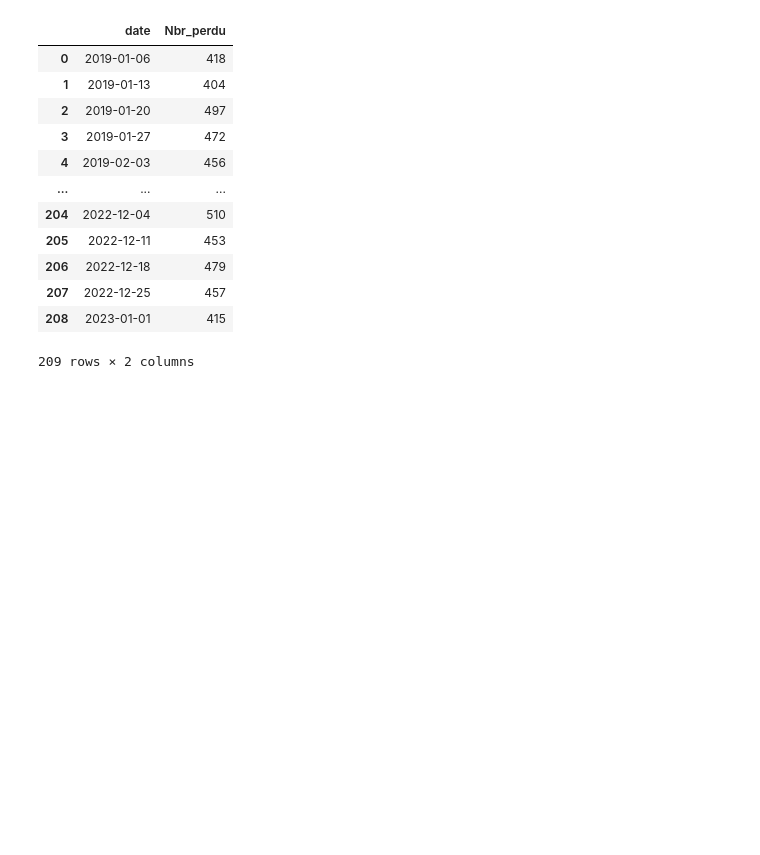
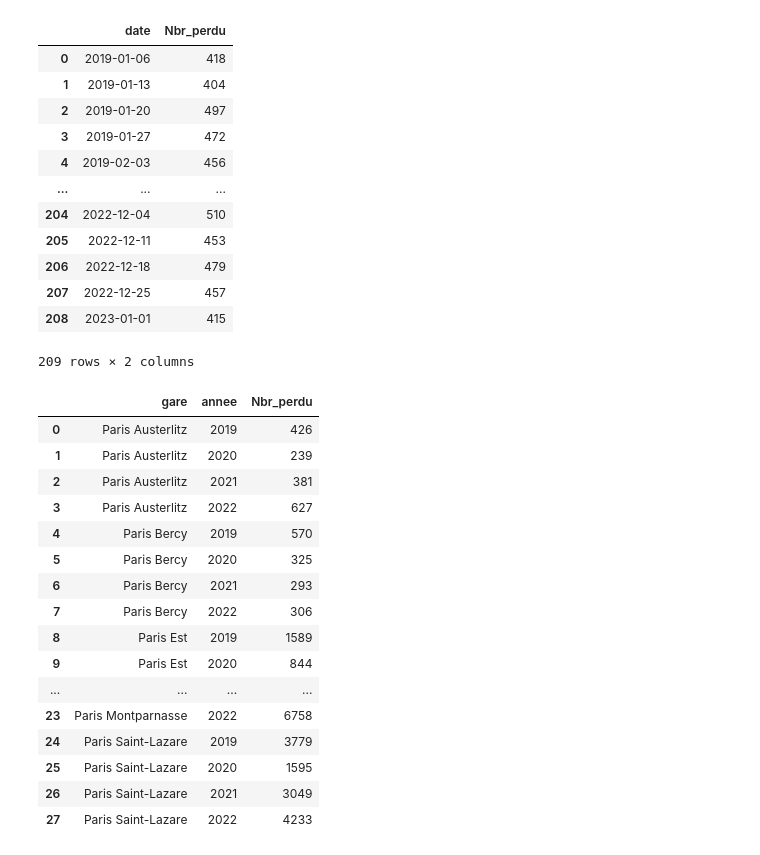
Before and after one commit to RolaMmss/Lost-in-translation, a Jupyter notebook: nb_obj_perdu_graph.ipynb, the cells around one changed output. Drawn from its saved outputs; the diff is of its cells as text; code cells hidden in the pictures; blank space fills up the shorter version.

```diff
--- a/nb_obj_perdu_graph.ipynb
+++ b/nb_obj_perdu_graph.ipynb
@@ -42,0 +104,33 @@ weekly_sum
+# %%
+# convertir la colonne "date" en type datetime
+df["date"] = pd.to_datetime(df["date"])
+
+# extraire l'année à partir de la colonne "date"
+df["annee"] = df["date"].dt.year
+
+# renommer la colonne "type d'objet" en "Nbr_perdu"
+df = df.rename(columns={"type d'objet": "Nbr_perdu"})
+
+# grouper les données par gare et par année et calculer la somme du nombre d'objets pour chaque groupe
+gare_annee_sum = df.groupby(["gare","annee"])["Nbr_perdu"].count().reset_index()
+
+# afficher les résultats
+gare_annee_sum
+# %% [output]
+|  | gare | annee | Nbr_perdu |
+| 0 | Paris Austerlitz | 2019 | 426 |
+| 1 | Paris Austerlitz | 2020 | 239 |
+| 2 | Paris Austerlitz | 2021 | 381 |
+| 3 | Paris Austerlitz | 2022 | 627 |
+| 4 | Paris Bercy | 2019 | 570 |
+| 5 | Paris Bercy | 2020 | 325 |
+| 6 | Paris Bercy | 2021 | 293 |
+| 7 | Paris Bercy | 2022 | 306 |
+| 8 | Paris Est | 2019 | 1589 |
+| 9 | Paris Est | 2020 | 844 |
+| ... | ... | ... | ... |
+| 23 | Paris Montparnasse | 2022 | 6758 |
+| 24 | Paris Saint-Lazare | 2019 | 3779 |
+| 25 | Paris Saint-Lazare | 2020 | 1595 |
+| 26 | Paris Saint-Lazare | 2021 | 3049 |
+| 27 | Paris Saint-Lazare | 2022 | 4233 |
```
Also changed, not shown: parts of 18 cells of this notebook, 8 other files.
